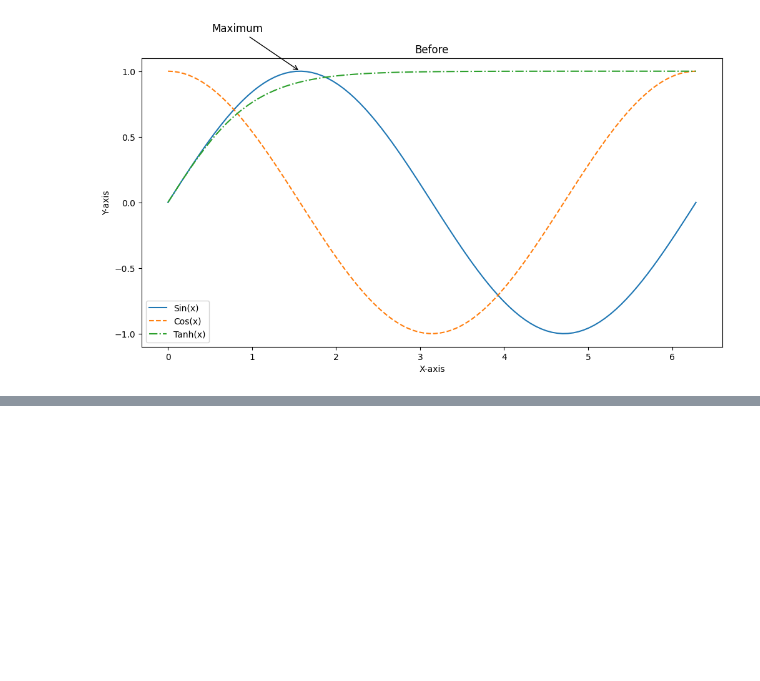
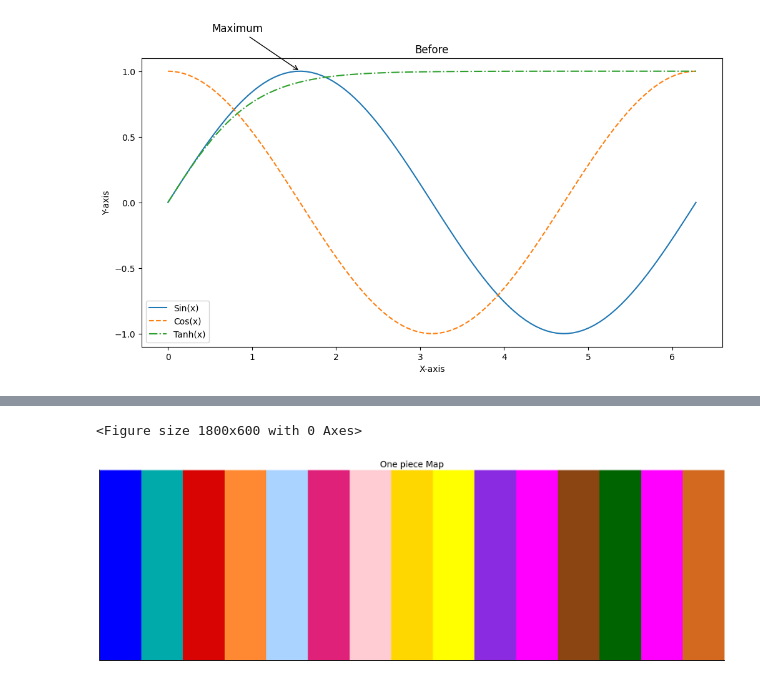
Before and after one commit to BabaSanfour/enhancing_plt_utils, a Jupyter notebook: test.ipynb, the cells around one changed output, grey strips where cells are left out. Saved outputs shown, nothing was run; the diff lists cells and outputs as text; code cells hidden in the pictures; blank space fills up the shorter version.

```diff
--- a/test.ipynb
+++ b/test.ipynb
@@ -55,0 +62,20 @@ plt.show()
+# %%
+def get_color_matrix(list_colors):
+    color_matrix = np.zeros((2, len(list_colors), 4))
+
+    for color_idx, color in enumerate(list_colors):
+        rgba_color = plt.cm.colors.to_rgba(color)
+        color_matrix[:, color_idx, :4] = rgba_color
+    return color_matrix
+# %%
+plt.figure(figsize=(18, 6))
+cmap = get_color_matrix(get_color_map('one_piece'))
+plt.figure(figsize=(18, 6))
+plt.imshow(cmap, aspect='auto', extent=[0, len(cmap), 0, 2])
+plt.title('One piece Map')
+plt.yticks([])
+plt.xticks([])
+plt.show()
+# %% [output]
+<Figure size 1800x600 with 0 Axes>
+[figure, added]
```
Also changed, not shown: parts of 16 cells of this notebook, 2 other files.
